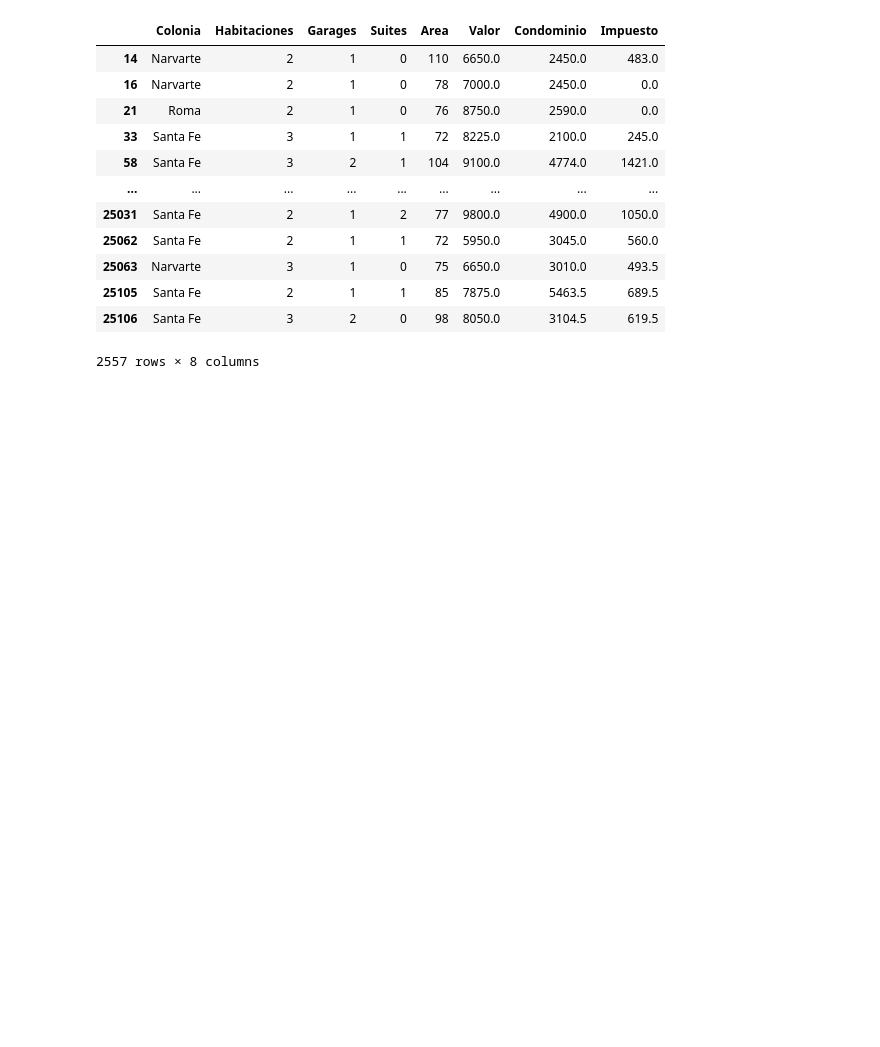
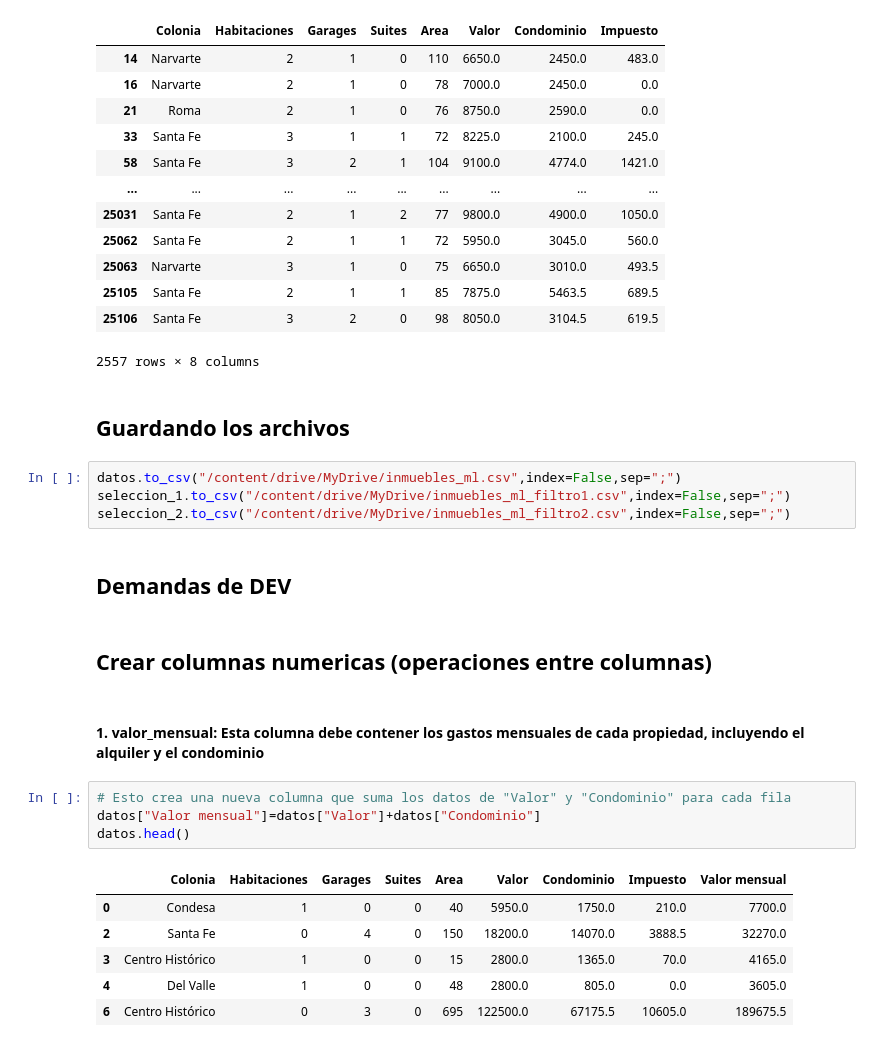
Before and after one commit to Kross363/Python-Data-Science, a Jupyter notebook: Pandas_biblioteca.ipynb, the cells around one changed output. Drawn from its saved outputs; the diff is of its cells as text; blank space fills up the shorter version.

```diff
--- a/Pandas_biblioteca.ipynb
+++ b/Pandas_biblioteca.ipynb
@@ -352,3 +352,26 @@ seleccion_2
 | 25105 | Santa Fe | 2 | 1 | 1 | 85 | 7875.0 | 5463.5 | 689.5 |
 | 25106 | Santa Fe | 3 | 2 | 0 | 98 | 8050.0 | 3104.5 | 619.5 |
 2557 rows × 8 columns
+# %% [markdown]
+## **Guardando los archivos**
+# %%
+datos.to_csv("/content/drive/MyDrive/inmuebles_ml.csv",index=False,sep=";")
+seleccion_1.to_csv("/content/drive/MyDrive/inmuebles_ml_filtro1.csv",index=False,sep=";")
+seleccion_2.to_csv("/content/drive/MyDrive/inmuebles_ml_filtro2.csv",index=False,sep=";")
+# %% [markdown]
+## **Demandas de DEV**
+# %% [markdown]
+## **Crear columnas numericas (operaciones entre columnas)**
+# %% [markdown]
+#### 1. valor_mensual: Esta columna debe contener los gastos mensuales de cada propiedad, incluyendo el alquiler y el condominio
+# %%
+# Esto crea una nueva columna que suma los datos de "Valor" y "Condominio" para cada fila
+datos["Valor mensual"]=datos["Valor"]+datos["Condominio"]
+datos.head()
+# %% [output]
+|  | Colonia | Habitaciones | Garages | Suites | Area | Valor | Condominio | Impuesto | Valor mensual |
+| 0 | Condesa | 1 | 0 | 0 | 40 | 5950.0 | 1750.0 | 210.0 | 7700.0 |
+| 2 | Santa Fe | 0 | 4 | 0 | 150 | 18200.0 | 14070.0 | 3888.5 | 32270.0 |
+| 3 | Centro Histórico | 1 | 0 | 0 | 15 | 2800.0 | 1365.0 | 70.0 | 4165.0 |
+| 4 | Del Valle | 1 | 0 | 0 | 48 | 2800.0 | 805.0 | 0.0 | 3605.0 |
+| 6 | Centro Histórico | 0 | 3 | 0 | 695 | 122500.0 | 67175.5 | 10605.0 | 189675.5 |
```
Also changed, not shown: parts of 10 cells of this notebook.
